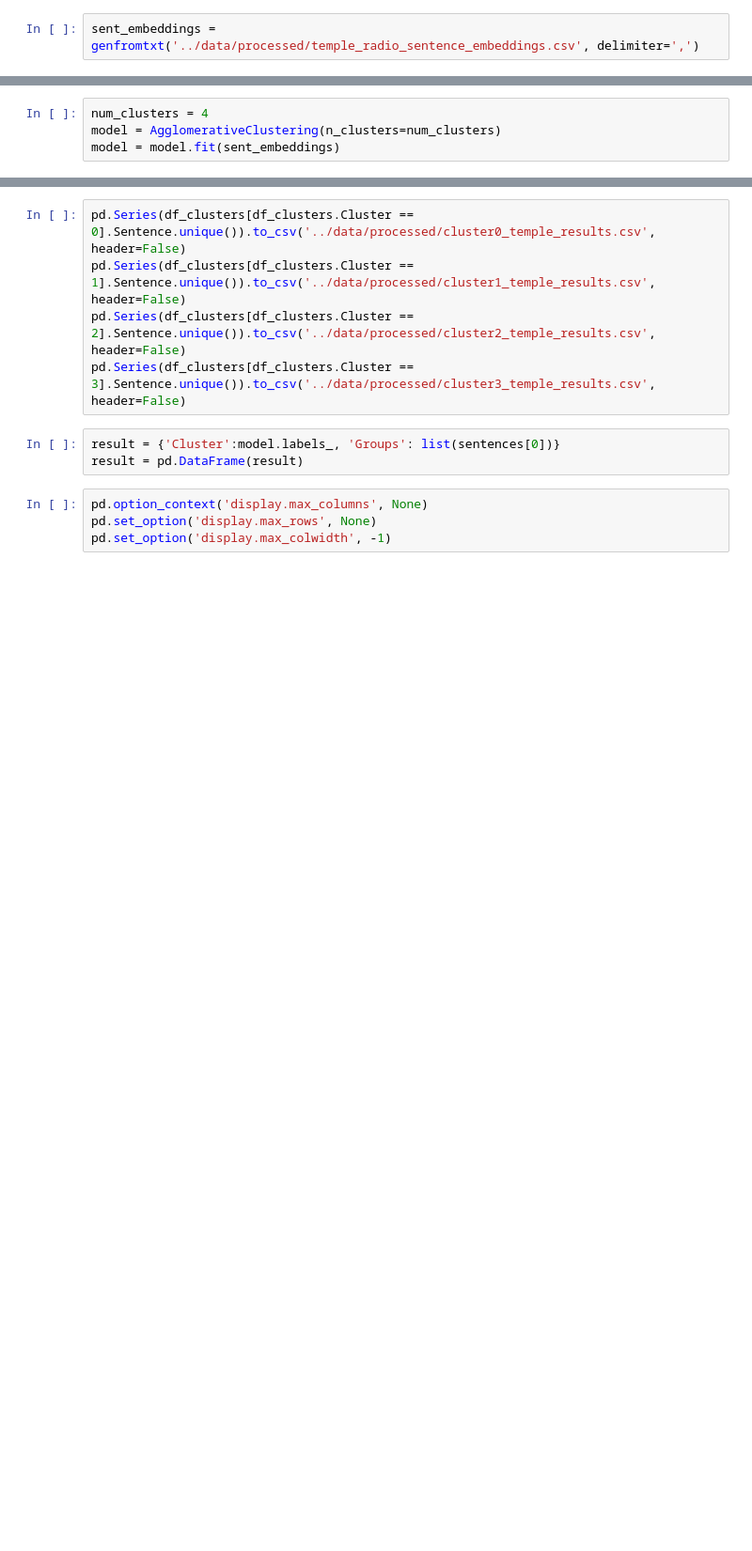
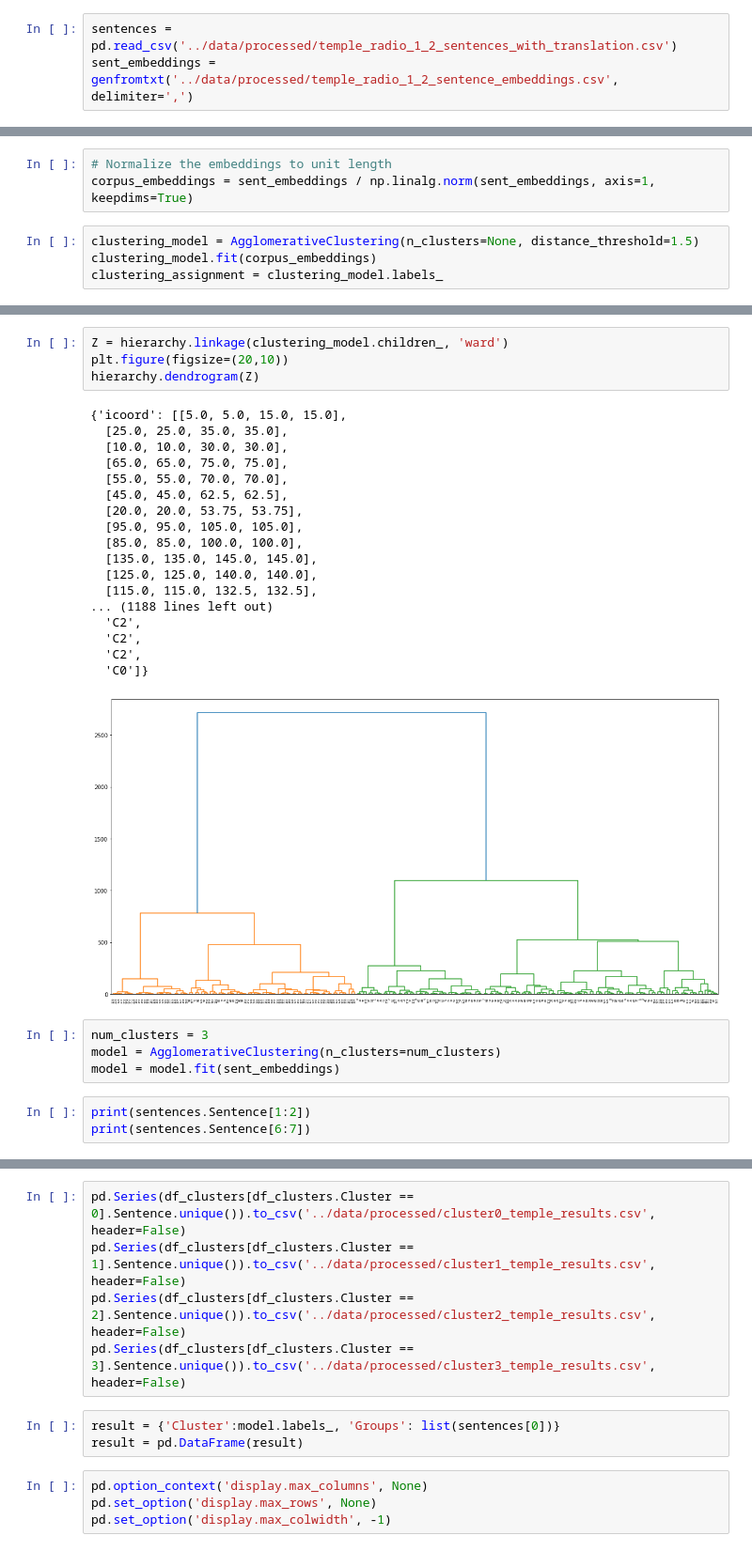
Before and after one commit to tamarakatic/radiology_translation, a Jupyter notebook: notebooks/2.0-hierarchical_clustering-temple-radio.ipynb, the cells around one changed output, grey strips where cells are left out. Shown at 94% size. Saved outputs shown, nothing was run; the diff lists cells and outputs as text; blank space fills up the shorter version.

Commit message:
update clustering notebooks

```diff
--- a/notebooks/2.0-hierarchical_clustering-temple-radio.ipynb
+++ b/notebooks/2.0-hierarchical_clustering-temple-radio.ipynb
@@ -11,4 +12,5 @@ from wordcloud import WordCloud
 
 %matplotlib inline
 # %%
-sent_embeddings = genfromtxt('../data/processed/temple_radio_sentence_embeddings.csv', delimiter=',')
+sentences = pd.read_csv('../data/processed/temple_radio_1_2_sentences_with_translation.csv')
+sent_embeddings = genfromtxt('../data/processed/temple_radio_1_2_sentence_embeddings.csv', delimiter=',')
@@ -16,0 +17,7 @@ sentences = pd.read_csv("../data/processed/temple_radio_sentences.csv", header=N
+# %%
+# Normalize the embeddings to unit length
+corpus_embeddings = sent_embeddings / np.linalg.norm(sent_embeddings, axis=1, keepdims=True)
+# %%
+clustering_model = AgglomerativeClustering(n_clusters=None, distance_threshold=1.5)
+clustering_model.fit(corpus_embeddings)
+clustering_assignment = clustering_model.labels_
@@ -17,4 +42,30 @@ sentences = pd.read_csv("../data/processed/temple_radio_sentences.csv", header=N
+# %%
+Z = hierarchy.linkage(clustering_model.children_, 'ward')
+plt.figure(figsize=(20,10))
+hierarchy.dendrogram(Z)
+# %% [output]
+{'icoord': [[5.0, 5.0, 15.0, 15.0],
+  [25.0, 25.0, 35.0, 35.0],
+  [10.0, 10.0, 30.0, 30.0],
+  [65.0, 65.0, 75.0, 75.0],
+  [55.0, 55.0, 70.0, 70.0],
+  [45.0, 45.0, 62.5, 62.5],
+  [20.0, 20.0, 53.75, 53.75],
+  [95.0, 95.0, 105.0, 105.0],
+  [85.0, 85.0, 100.0, 100.0],
+  [135.0, 135.0, 145.0, 145.0],
+  [125.0, 125.0, 140.0, 140.0],
+  [115.0, 115.0, 132.5, 132.5],
+... (1188 lines left out)
+  'C2',
+  'C2',
+  'C2',
+  'C0']}
+[figure, added]
 # %%
-num_clusters = 4
+num_clusters = 3
 model = AgglomerativeClustering(n_clusters=num_clusters)
 model = model.fit(sent_embeddings)
+# %%
+print(sentences.Sentence[1:2])
+print(sentences.Sentence[6:7])
```
Also changed, not shown: parts of 10 cells of this notebook, 2 other files.
